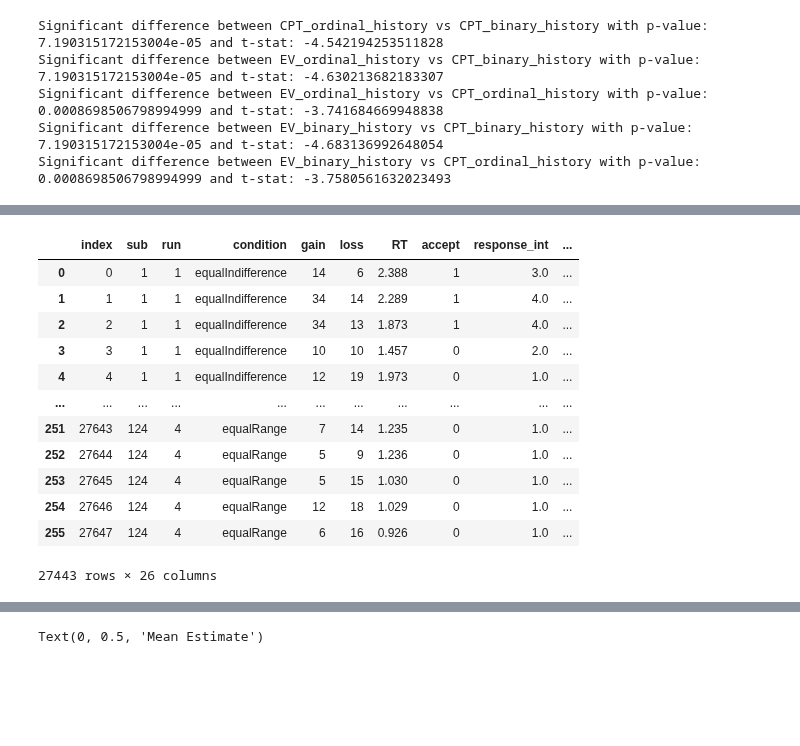
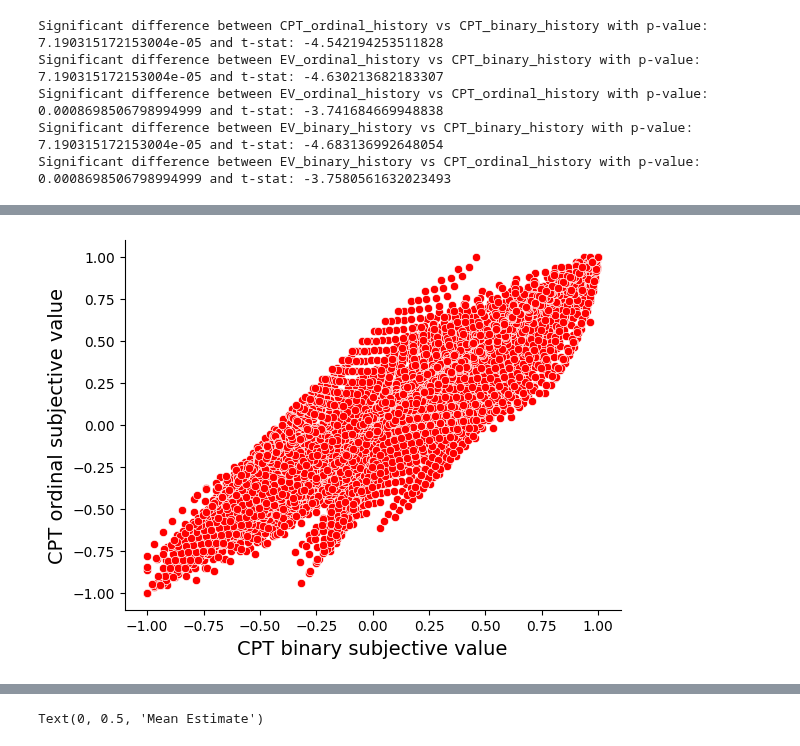
Before and after one commit to GusStgoReyes/riskyneuroarousal, a Jupyter notebook: data/1fits.ipynb, the cells around one changed output, grey strips where cells are left out. Saved outputs shown, nothing was run; the diff lists cells and outputs as text; code cells hidden in the pictures; blank space fills up the shorter version.

```diff
--- a/data/1fits.ipynb
+++ b/data/1fits.ipynb
@@ -199,16 +188,14 @@ sns.despine()
-# %%
-subs_df["CPT_ordinal_history"]
-# %% [output]
-|  | index | sub | run | condition | gain | loss | RT | accept | response_int | ... |
-| 0 | 0 | 1 | 1 | equalIndifference | 14 | 6 | 2.388 | 1 | 3.0 | ... |
-| 1 | 1 | 1 | 1 | equalIndifference | 34 | 14 | 2.289 | 1 | 4.0 | ... |
-| 2 | 2 | 1 | 1 | equalIndifference | 34 | 13 | 1.873 | 1 | 4.0 | ... |
-| 3 | 3 | 1 | 1 | equalIndifference | 10 | 10 | 1.457 | 0 | 2.0 | ... |
-| 4 | 4 | 1 | 1 | equalIndifference | 12 | 19 | 1.973 | 0 | 1.0 | ... |
-| ... | ... | ... | ... | ... | ... | ... | ... | ... | ... | ... |
-| 251 | 27643 | 124 | 4 | equalRange | 7 | 14 | 1.235 | 0 | 1.0 | ... |
-| 252 | 27644 | 124 | 4 | equalRange | 5 | 9 | 1.236 | 0 | 1.0 | ... |
-| 253 | 27645 | 124 | 4 | equalRange | 5 | 15 | 1.030 | 0 | 1.0 | ... |
-| 254 | 27646 | 124 | 4 | equalRange | 12 | 18 | 1.029 | 0 | 1.0 | ... |
-| 255 | 27647 | 124 | 4 | equalRange | 6 | 16 | 0.926 | 0 | 1.0 | ... |
-27443 rows × 26 columns
+# %%
+subval_comparison = {"CPT_ordinal" :subs_df["CPT_ordinal"]['subj_value_norm'],
+                     "CPT_binary": subs_df["CPT_binary"]['subj_value_norm'],
+                     "sub" : subs_df["CPT_ordinal"]['sub'],
+                     "condition" : subs_df["CPT_ordinal"]['condition'],}
+subval_comparison = pd.DataFrame(subval_comparison)
+# %%
+sns.scatterplot(data=subval_comparison.query("sub != 56 & condition == 'equalIndifference'"), x = "CPT_binary", y = "CPT_ordinal", color = 'red')
+sns.despine()
+plt.xlabel("CPT binary subjective value", fontsize=14)
+plt.ylabel("CPT ordinal subjective value", fontsize=14)
+plt.show()
+# %% [output]
+[figure, added]
```
Also changed, not shown: parts of 21 cells of this notebook, 8 other files.
